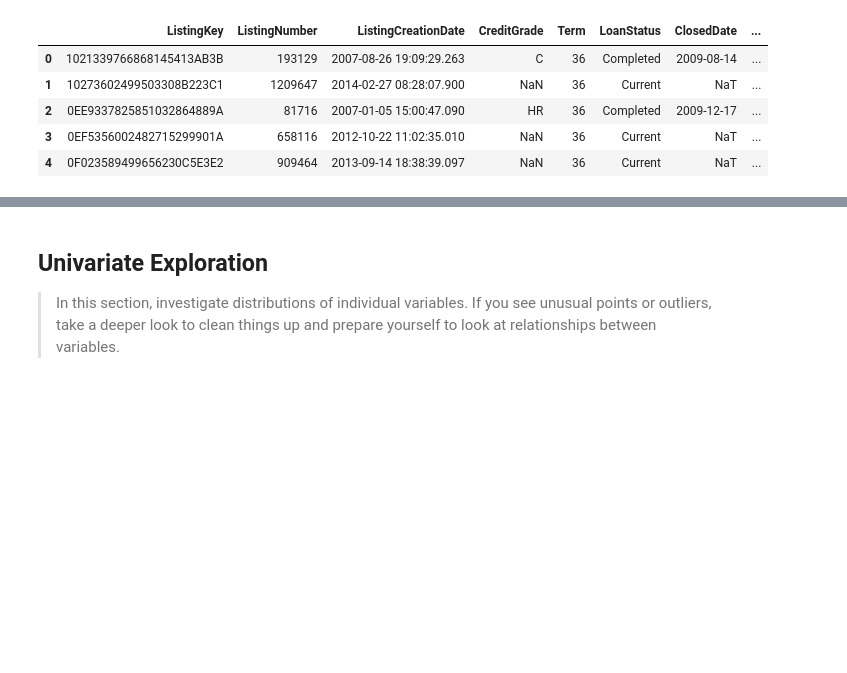
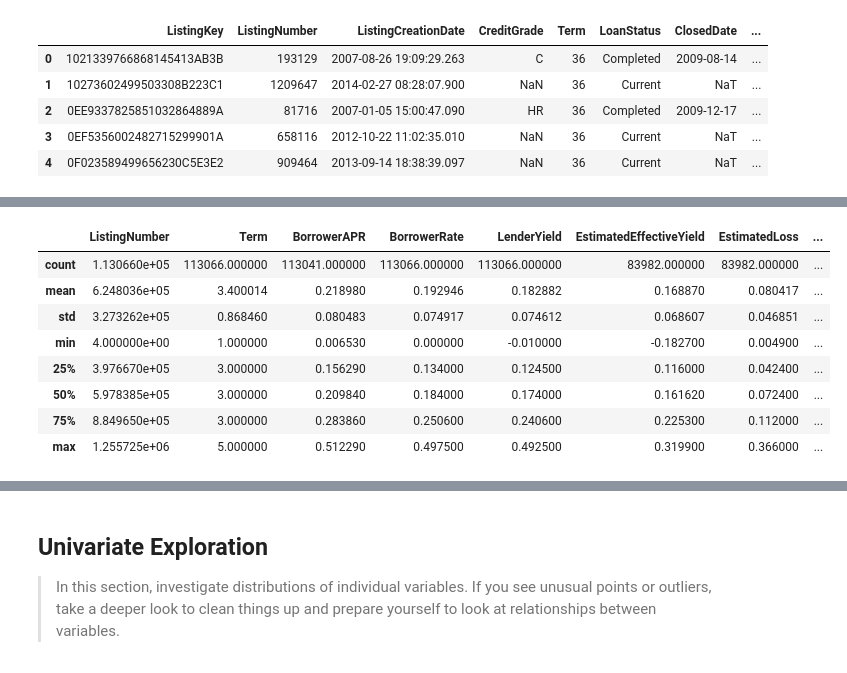
Before and after one commit to iRowebot/prosper_loans_visualizations, a Jupyter notebook: prosper_loans_data_visualization.ipynb, the cells around one changed output, grey strips where cells are left out. Cells and saved outputs as stored; diff of their text form; code cells hidden in the pictures; blank space fills up the shorter version.

```diff
--- a/prosper_loans_data_visualization.ipynb
+++ b/prosper_loans_data_visualization.ipynb
@@ -63,0 +116,11 @@ None
+# %%
+# Convert ProsperCreditGrade & LoanStatus to categorical dtype.
+ordinal_var_dict = {'ProsperCreditGrade': ['NC', 'HR', 'E', 'D', 'C', 'B', 'A', 'AA', 'N/A'],
+                    'LoanStatus': ['Canceled', 'Chargedoff', 'Defaulted', 'Past Due (>120 days)', 'Past Due (91-120 days)',
+                                   'Past Due (61-90 days)', 'Past Due (31-60 days)', 'Past Due (16-30 days)',
+                                   'Past Due (1-15 days)', 'Current', 'FinalPaymentInProgress', 'Completed'],
+                    'Term': ['1 Year', '3 Years', '5 Years']}
+
+for var in ordinal_var_dict:
+    ordered_var = pd.api.types.CategoricalDtype(ordered=True, categories=ordinal_var_dict[var])
+    df[var] = df[var].astype(ordered_var)
@@ -63,0 +188,13 @@ None
+# %%
+# Descriptive statistics of numeric variables.
+df.describe()
+# %% [output]
+|  | ListingNumber | Term | BorrowerAPR | BorrowerRate | LenderYield | EstimatedEffectiveYield | EstimatedLoss | ... |
+| count | 1.130660e+05 | 113066.000000 | 113041.000000 | 113066.000000 | 113066.000000 | 83982.000000 | 83982.000000 | ... |
+| mean | 6.248036e+05 | 3.400014 | 0.218980 | 0.192946 | 0.182882 | 0.168870 | 0.080417 | ... |
+| std | 3.273262e+05 | 0.868460 | 0.080483 | 0.074917 | 0.074612 | 0.068607 | 0.046851 | ... |
+| min | 4.000000e+00 | 1.000000 | 0.006530 | 0.000000 | -0.010000 | -0.182700 | 0.004900 | ... |
+| 25% | 3.976670e+05 | 3.000000 | 0.156290 | 0.134000 | 0.124500 | 0.116000 | 0.042400 | ... |
+| 50% | 5.978385e+05 | 3.000000 | 0.209840 | 0.184000 | 0.174000 | 0.161620 | 0.072400 | ... |
+| 75% | 8.849650e+05 | 3.000000 | 0.283860 | 0.250600 | 0.240600 | 0.225300 | 0.112000 | ... |
+| max | 1.255725e+06 | 5.000000 | 0.512290 | 0.497500 | 0.492500 | 0.319900 | 0.366000 | ... |
```
Also changed, not shown: parts of 10 cells of this notebook.
